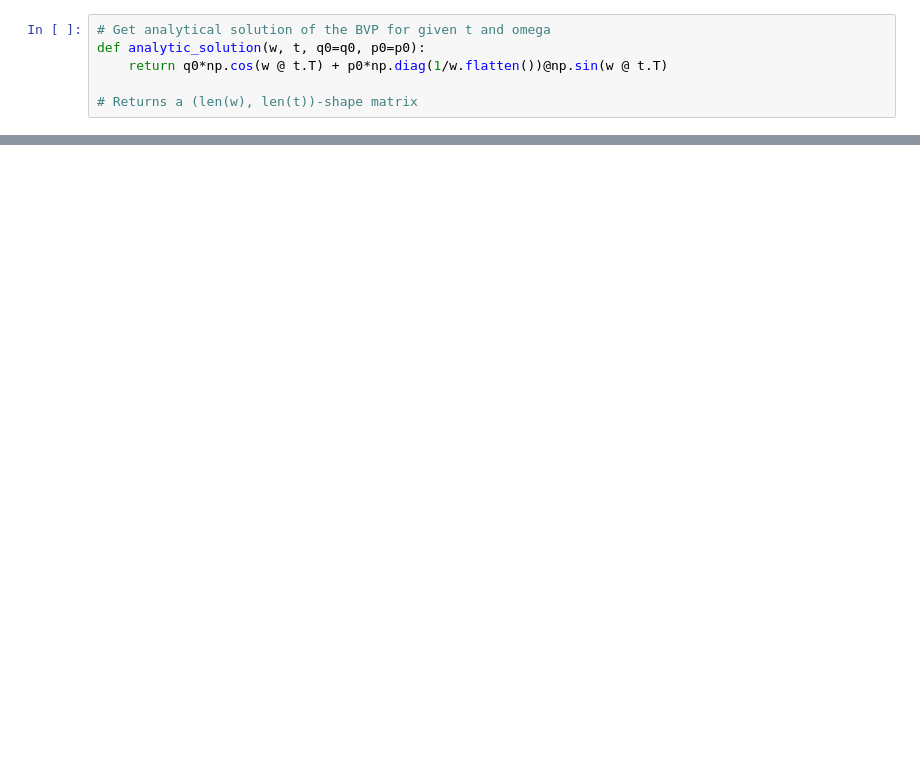
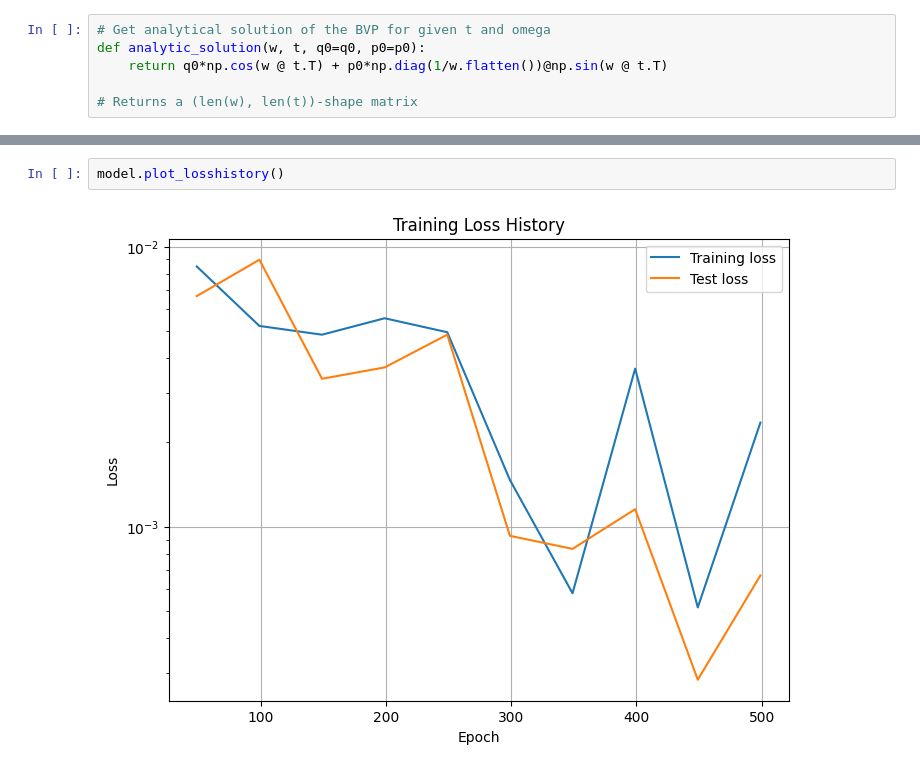
Before and after one commit to johanslettengren/Structure-Preserving-Operator-Learning, a Jupyter notebook: simple_harmonic_oscillator/oscillator_torch.ipynb, the cells around one changed output, grey strips where cells are left out. Cells and saved outputs as stored; diff of their text form; blank space fills up the shorter version.

```diff
--- a/simple_harmonic_oscillator/oscillator_torch.ipynb
+++ b/simple_harmonic_oscillator/oscillator_torch.ipynb
@@ -228,3 +210,7 @@ LOSS train 0.0017321559904123732 valid 0.043200068175792694
+# %%
+model.plot_losshistory()
+# %% [output]
+[figure, added]
 # %%
 # Plot model prediction for one omega
 
```
Also changed, not shown: parts of 12 cells of this notebook, 12 other files.
